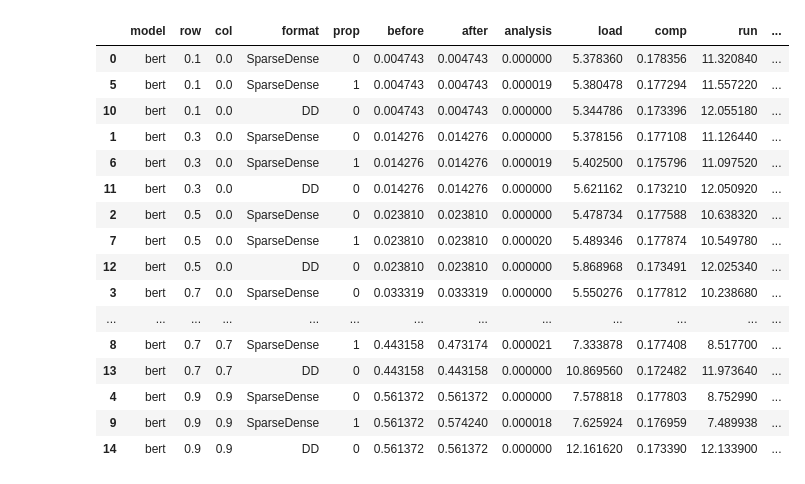
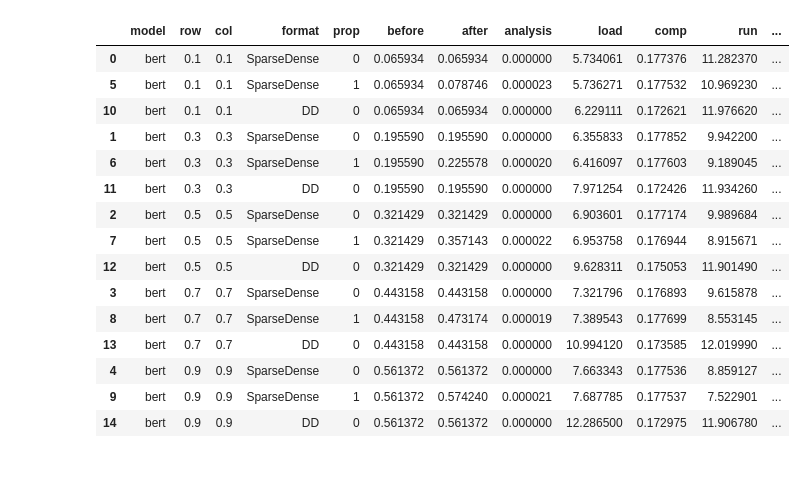
Before and after one commit to lac-dcc/adlet, a Jupyter notebook: benchmarks/analysis/graph.ipynb, the cells around one changed output. Saved outputs shown, nothing was run; the diff lists cells and outputs as text; code cells hidden in the pictures.

```diff
--- a/benchmarks/analysis/graph.ipynb
+++ b/benchmarks/analysis/graph.ipynb
@@ -23,32 +24,32 @@ sns.set(style="whitegrid")
 # %%
 def read_csv(file_name):
     df = pd.read_csv(file_name)
     df.columns = df.columns.str.strip()
     df = df.apply(lambda x: x.str.strip() if x.dtype == "object" else x)
     df = df.sort_values(by=['row', 'col'])
     return df
 
-bert_row_df = read_csv("graph-data/bert-row-5.txt")
-bert_col_df = read_csv("graph-data/bert-col-5.txt")
-bert_row_col_df = read_csv("graph-data/bert-row-col-5.txt")
+bert_row_df = read_csv("graph-data/bert-row-10.csv")
+bert_col_df = read_csv("graph-data/bert-col-10.csv")
+bert_row_col_df = read_csv("graph-data/bert-row-col-10.csv")
+bert_row_col_df
 # %% [output]
 |  | model | row | col | format | prop | before | after | analysis | load | comp | run | ... |
-| 0 | bert | 0.1 | 0.0 | SparseDense | 0 | 0.004743 | 0.004743 | 0.000000 | 5.378360 | 0.178356 | 11.320840 | ... |
-| 5 | bert | 0.1 | 0.0 | SparseDense | 1 | 0.004743 | 0.004743 | 0.000019 | 5.380478 | 0.177294 | 11.557220 | ... |
-| 10 | bert | 0.1 | 0.0 | DD | 0 | 0.004743 | 0.004743 | 0.000000 | 5.344786 | 0.173396 | 12.055180 | ... |
-| 1 | bert | 0.3 | 0.0 | SparseDense | 0 | 0.014276 | 0.014276 | 0.000000 | 5.378156 | 0.177108 | 11.126440 | ... |
-| 6 | bert | 0.3 | 0.0 | SparseDense | 1 | 0.014276 | 0.014276 | 0.000019 | 5.402500 | 0.175796 | 11.097520 | ... |
-| 11 | bert | 0.3 | 0.0 | DD | 0 | 0.014276 | 0.014276 | 0.000000 | 5.621162 | 0.173210 | 12.050920 | ... |
-| 2 | bert | 0.5 | 0.0 | SparseDense | 0 | 0.023810 | 0.023810 | 0.000000 | 5.478734 | 0.177588 | 10.638320 | ... |
-| 7 | bert | 0.5 | 0.0 | SparseDense | 1 | 0.023810 | 0.023810 | 0.000020 | 5.489346 | 0.177874 | 10.549780 | ... |
-| 12 | bert | 0.5 | 0.0 | DD | 0 | 0.023810 | 0.023810 | 0.000000 | 5.868968 | 0.173491 | 12.025340 | ... |
-| 3 | bert | 0.7 | 0.0 | SparseDense | 0 | 0.033319 | 0.033319 | 0.000000 | 5.550276 | 0.177812 | 10.238680 | ... |
-| ... | ... | ... | ... | ... | ... | ... | ... | ... | ... | ... | ... | ... |
-| 8 | bert | 0.7 | 0.7 | SparseDense | 1 | 0.443158 | 0.473174 | 0.000021 | 7.333878 | 0.177408 | 8.517700 | ... |
-| 13 | bert | 0.7 | 0.7 | DD | 0 | 0.443158 | 0.443158 | 0.000000 | 10.869560 | 0.172482 | 11.973640 | ... |
-| 4 | bert | 0.9 | 0.9 | SparseDense | 0 | 0.561372 | 0.561372 | 0.000000 | 7.578818 | 0.177803 | 8.752990 | ... |
-| 9 | bert | 0.9 | 0.9 | SparseDense | 1 | 0.561372 | 0.574240 | 0.000018 | 7.625924 | 0.176959 | 7.489938 | ... |
-| 14 | bert | 0.9 | 0.9 | DD | 0 | 0.561372 | 0.561372 | 0.000000 | 12.161620 | 0.173390 | 12.133900 | ... |
+| 0 | bert | 0.1 | 0.1 | SparseDense | 0 | 0.065934 | 0.065934 | 0.000000 | 5.734061 | 0.177376 | 11.282370 | ... |
+| 5 | bert | 0.1 | 0.1 | SparseDense | 1 | 0.065934 | 0.078746 | 0.000023 | 5.736271 | 0.177532 | 10.969230 | ... |
+| 10 | bert | 0.1 | 0.1 | DD | 0 | 0.065934 | 0.065934 | 0.000000 | 6.229111 | 0.172621 | 11.976620 | ... |
+| 1 | bert | 0.3 | 0.3 | SparseDense | 0 | 0.195590 | 0.195590 | 0.000000 | 6.355833 | 0.177852 | 9.942200 | ... |
+| 6 | bert | 0.3 | 0.3 | SparseDense | 1 | 0.195590 | 0.225578 | 0.000020 | 6.416097 | 0.177603 | 9.189045 | ... |
+| 11 | bert | 0.3 | 0.3 | DD | 0 | 0.195590 | 0.195590 | 0.000000 | 7.971254 | 0.172426 | 11.934260 | ... |
+| 2 | bert | 0.5 | 0.5 | SparseDense | 0 | 0.321429 | 0.321429 | 0.000000 | 6.903601 | 0.177174 | 9.989684 | ... |
+| 7 | bert | 0.5 | 0.5 | SparseDense | 1 | 0.321429 | 0.357143 | 0.000022 | 6.953758 | 0.176944 | 8.915671 | ... |
+| 12 | bert | 0.5 | 0.5 | DD | 0 | 0.321429 | 0.321429 | 0.000000 | 9.628311 | 0.175053 | 11.901490 | ... |
+| 3 | bert | 0.7 | 0.7 | SparseDense | 0 | 0.443158 | 0.443158 | 0.000000 | 7.321796 | 0.176893 | 9.615878 | ... |
+| 8 | bert | 0.7 | 0.7 | SparseDense | 1 | 0.443158 | 0.473174 | 0.000019 | 7.389543 | 0.177699 | 8.553145 | ... |
+| 13 | bert | 0.7 | 0.7 | DD | 0 | 0.443158 | 0.443158 | 0.000000 | 10.994120 | 0.173585 | 12.019990 | ... |
+| 4 | bert | 0.9 | 0.9 | SparseDense | 0 | 0.561372 | 0.561372 | 0.000000 | 7.663343 | 0.177536 | 8.859127 | ... |
+| 9 | bert | 0.9 | 0.9 | SparseDense | 1 | 0.561372 | 0.574240 | 0.000021 | 7.687785 | 0.177537 | 7.522901 | ... |
+| 14 | bert | 0.9 | 0.9 | DD | 0 | 0.561372 | 0.561372 | 0.000000 | 12.286500 | 0.172975 | 11.906780 | ... |
 # %%
 def plot_runtime(data_frame):
     df = data_frame.copy()
```
Also changed, not shown: parts of 13 cells of this notebook, 5 other files.
